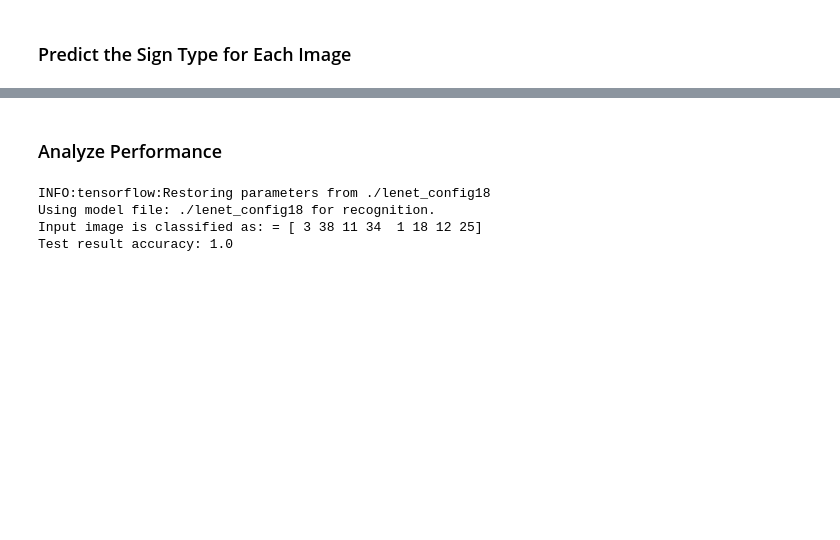
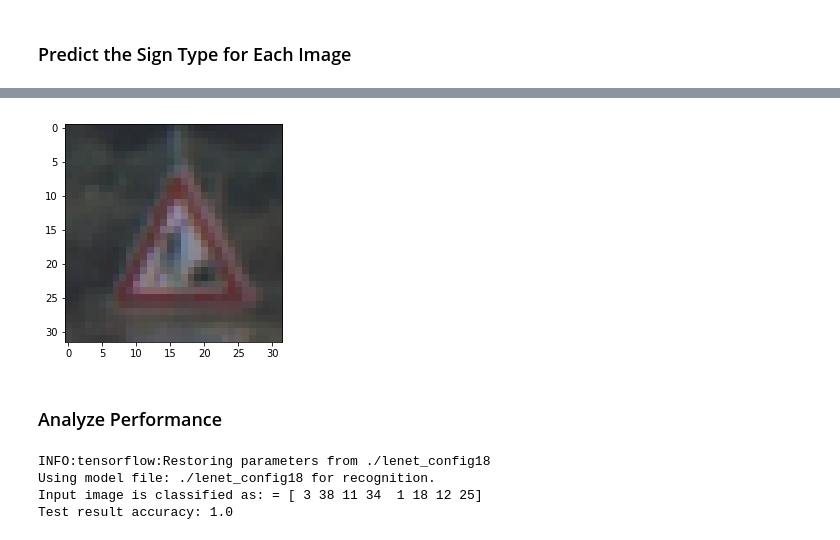
Before and after one commit to enienws/CarND-Traffic-Sign-Classifier-Project, a Jupyter notebook: Traffic_Sign_Classifier.ipynb, the cells around one changed output, grey strips where cells are left out. Cells and saved outputs as stored; diff of their text form; code cells hidden in the pictures; blank space fills up the shorter version.

```diff
--- a/Traffic_Sign_Classifier.ipynb
+++ b/Traffic_Sign_Classifier.ipynb
@@ -39,6 +39,15 @@ with open(testing_file, mode='rb') as f:
 X_train, y_train = train['features'], train['labels']
 X_valid, y_valid = valid['features'], valid['labels']
 X_test, y_test = test['features'], test['labels']
+# %%
+def GetSampleData(targetClass):
+    global X_train, y_train
+    i = 0
+    for y in y_train:
+        if y == targetClass:
+            return X_train[i]
+        else:
+            i = i + 1
 # %% [markdown]
 ---
 
@@ -1432,5 +1461,11 @@ Using model file: ./lenet_config18 for recognition.
 Input image is classified as: = [ 3 38 11 34  1 18 12 25]
 array([ 3, 38, 11, 34,  1, 18, 12, 25])
+# %%
+image = GetSampleData(25)
+plt.imshow(image)
+plt.show()
+# %% [output]
+[figure, added]
 # %% [markdown]
 ### Analyze Performance
 # %%
```
Also changed, not shown: parts of 6 cells of this notebook, 15 other files.
